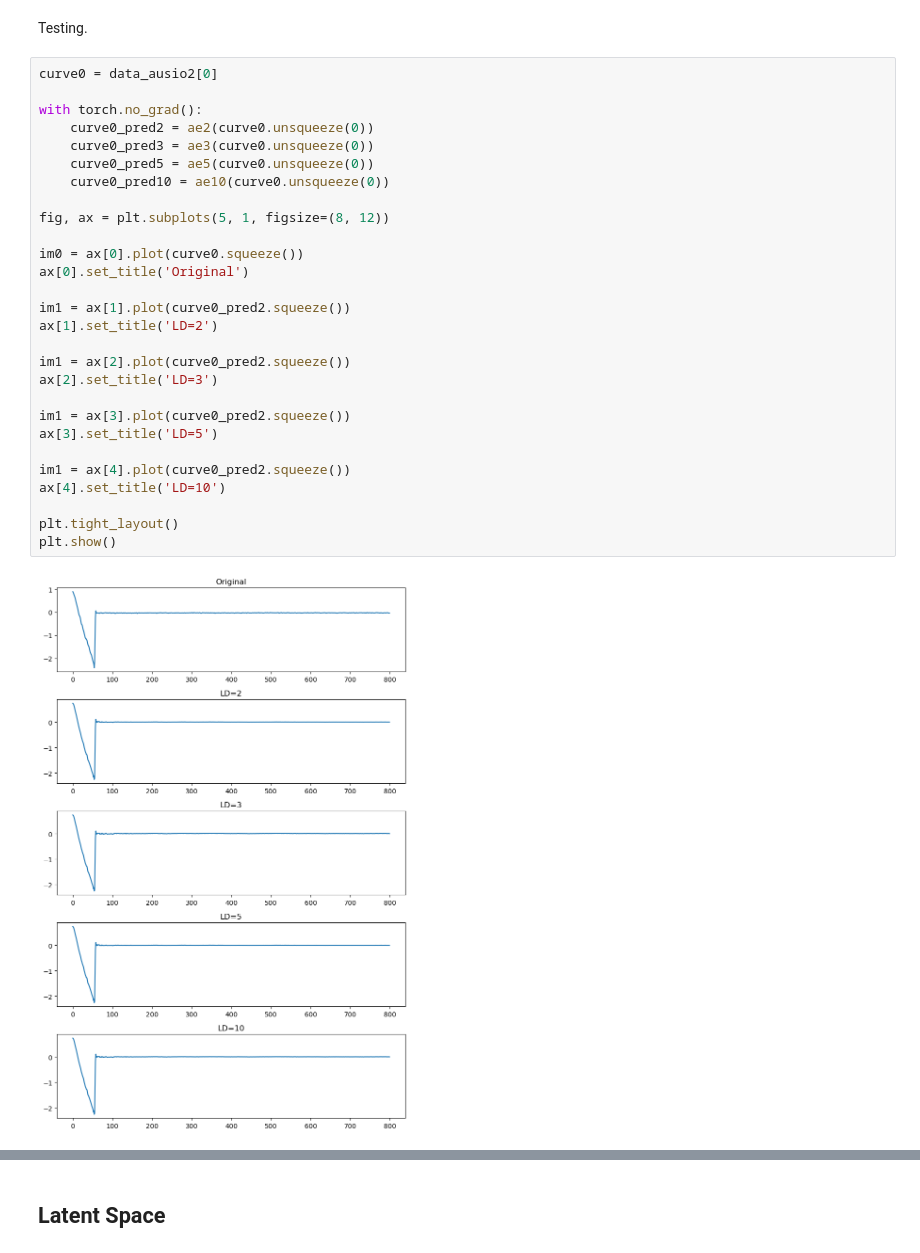
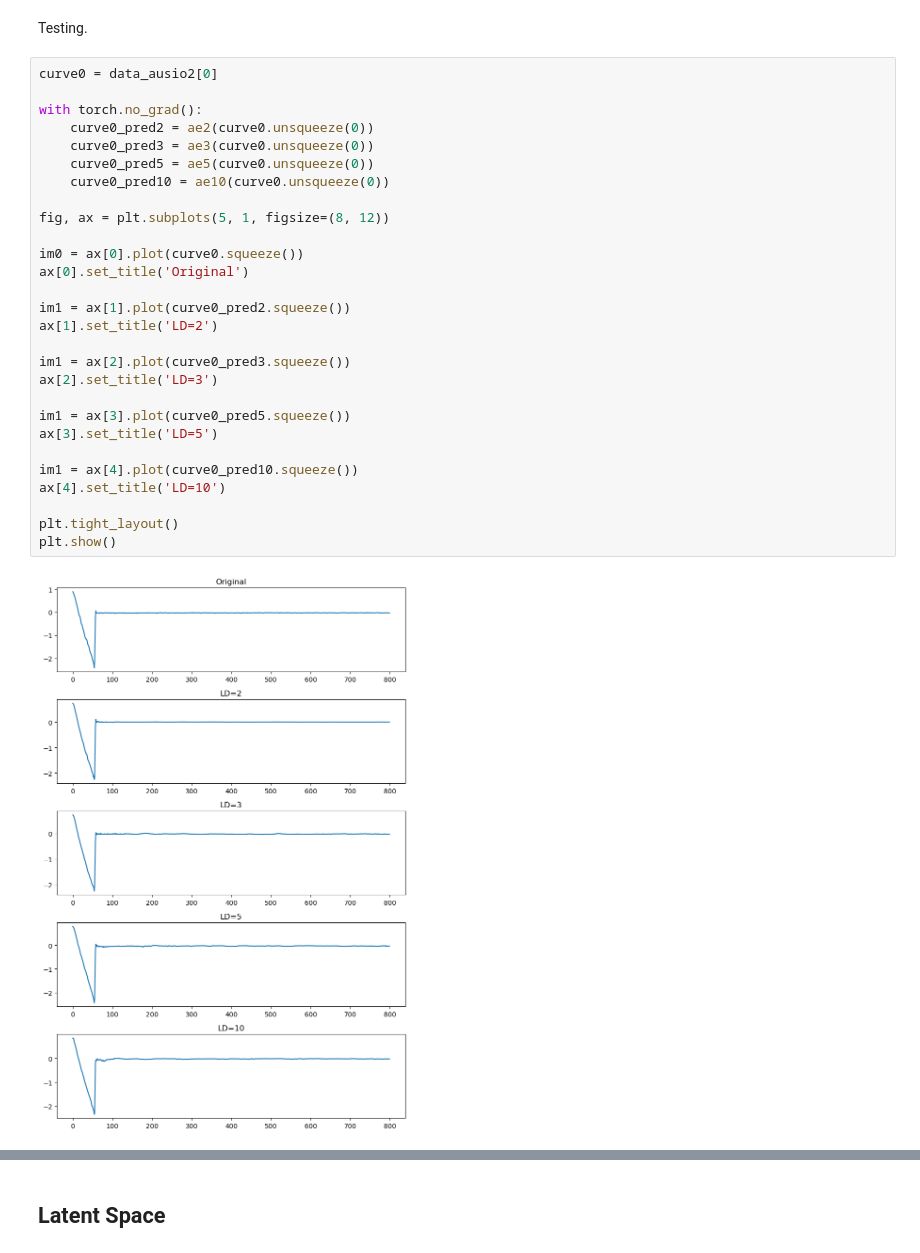
Before and after one commit to mZaiam/IPIV_AFM_deep_learning, a Jupyter notebook: models/conv1d/autoencoders/ae_testing_datasets.ipynb, the cells around one changed output, grey strips where cells are left out. Saved outputs shown, nothing was run; the diff lists cells and outputs as text.

```diff
--- a/models/conv1d/autoencoders/ae_testing_datasets.ipynb
+++ b/models/conv1d/autoencoders/ae_testing_datasets.ipynb
@@ -79,33 +79,33 @@ Testing.
 # %%
 curve0 = data_ausio2[0]
 
 with torch.no_grad():
     curve0_pred2 = ae2(curve0.unsqueeze(0))
     curve0_pred3 = ae3(curve0.unsqueeze(0))
     curve0_pred5 = ae5(curve0.unsqueeze(0))
     curve0_pred10 = ae10(curve0.unsqueeze(0))
 
 fig, ax = plt.subplots(5, 1, figsize=(8, 12))
 
 im0 = ax[0].plot(curve0.squeeze())
 ax[0].set_title('Original')
 
 im1 = ax[1].plot(curve0_pred2.squeeze())
 ax[1].set_title('LD=2')
 
-im1 = ax[2].plot(curve0_pred2.squeeze())
+im1 = ax[2].plot(curve0_pred3.squeeze())
 ax[2].set_title('LD=3')
 
-im1 = ax[3].plot(curve0_pred2.squeeze())
+im1 = ax[3].plot(curve0_pred5.squeeze())
 ax[3].set_title('LD=5')
 
-im1 = ax[4].plot(curve0_pred2.squeeze())
+im1 = ax[4].plot(curve0_pred10.squeeze())
 ax[4].set_title('LD=10')
 
 plt.tight_layout()
 plt.show()
 # %% [output]
-[figure, old version]
+[figure, new version]
 # %%
 curve15 = data_ausio2[15]
 
```
Also changed, not shown: parts of 1 cell of this notebook.
